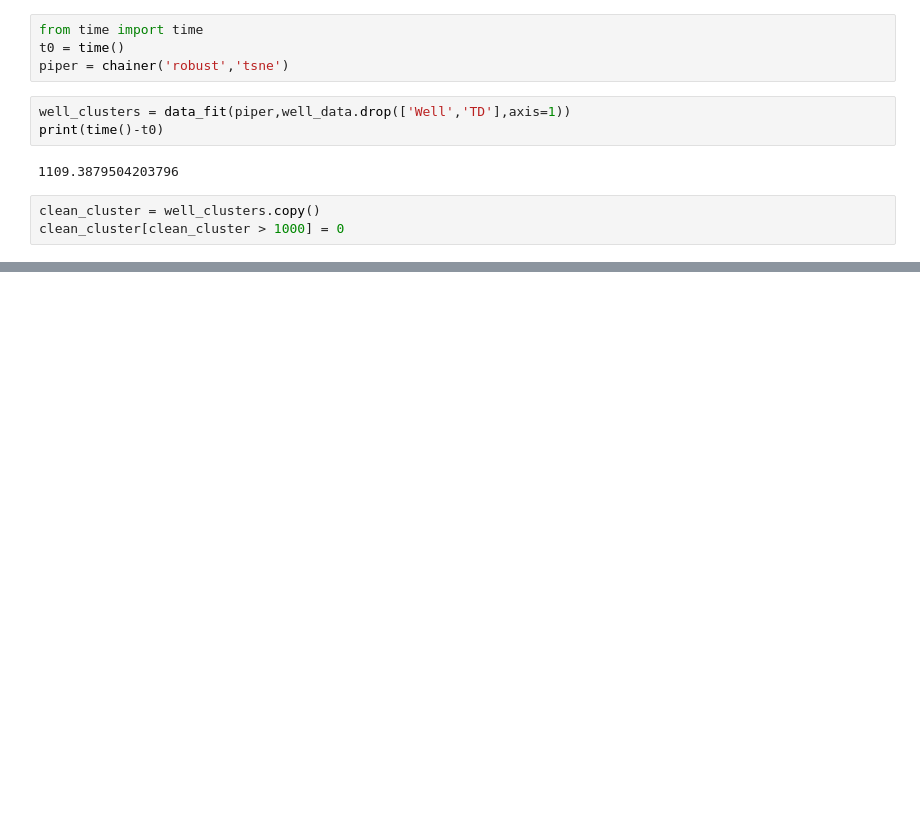
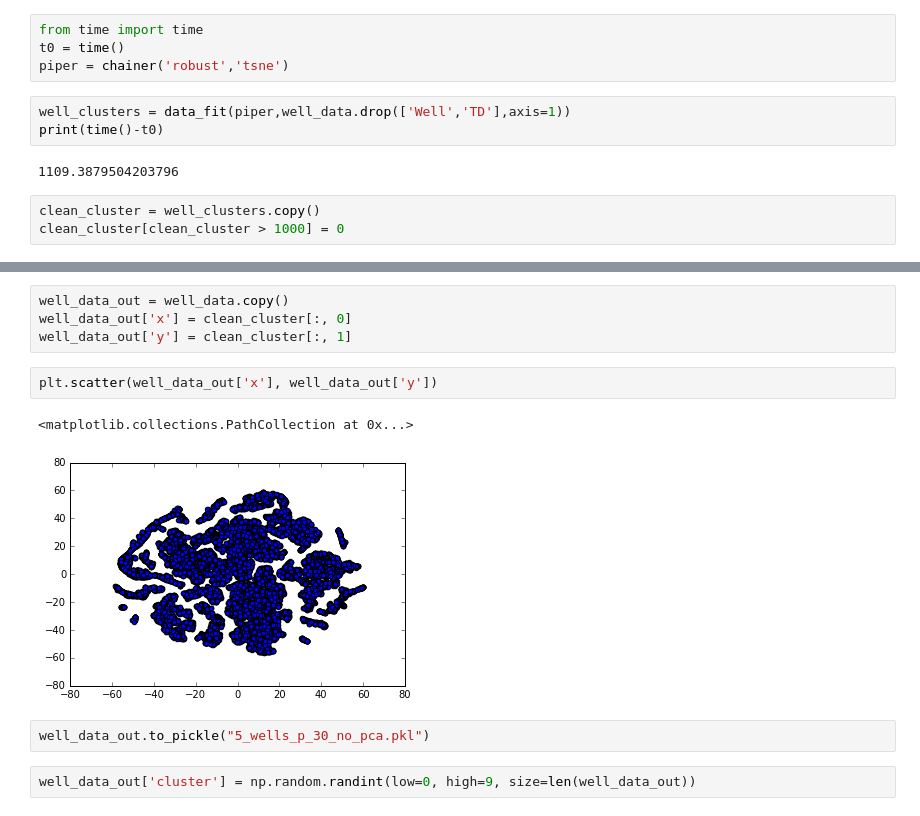
Before and after one commit to JesperDramsch/embedding, a Jupyter notebook: ML_Pipeline.ipynb, the cells around one changed output, grey strips where cells are left out. Cells and saved outputs as stored; diff of their text form; blank space fills up the shorter version.

```diff
--- a/ML_Pipeline.ipynb
+++ b/ML_Pipeline.ipynb
@@ -112,0 +161,13 @@ plt.show()
+# %%
+well_data_out = well_data.copy()
+well_data_out['x'] = clean_cluster[:, 0]
+well_data_out['y'] = clean_cluster[:, 1]
+# %%
+plt.scatter(well_data_out['x'], well_data_out['y'])
+# %% [output]
+<matplotlib.collections.PathCollection at 0x...>
+[figure, added]
+# %%
+well_data_out.to_pickle("5_wells_p_30_no_pca.pkl")
+# %%
+well_data_out['cluster'] = np.random.randint(low=0, high=9, size=len(well_data_out))
```
Also changed, not shown: parts of 11 cells of this notebook, 2 other files.
